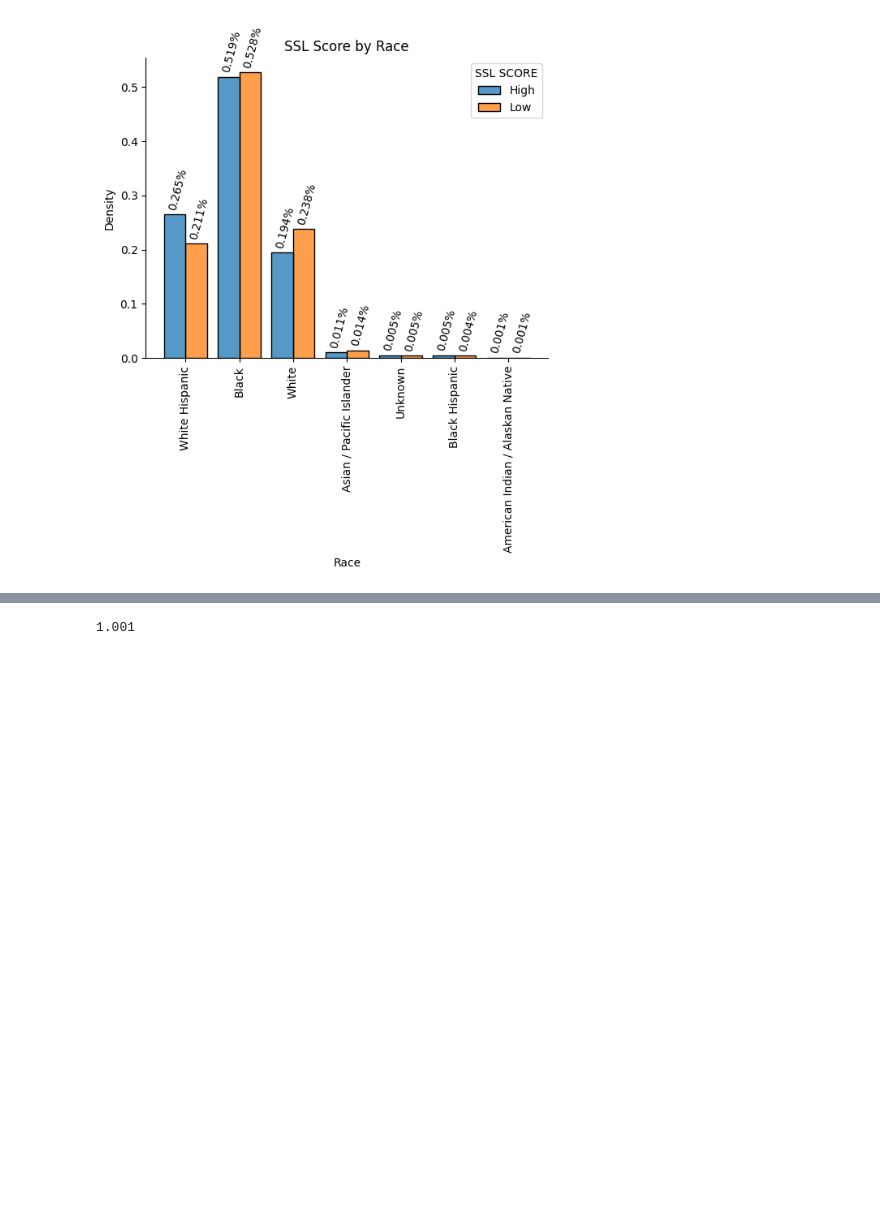
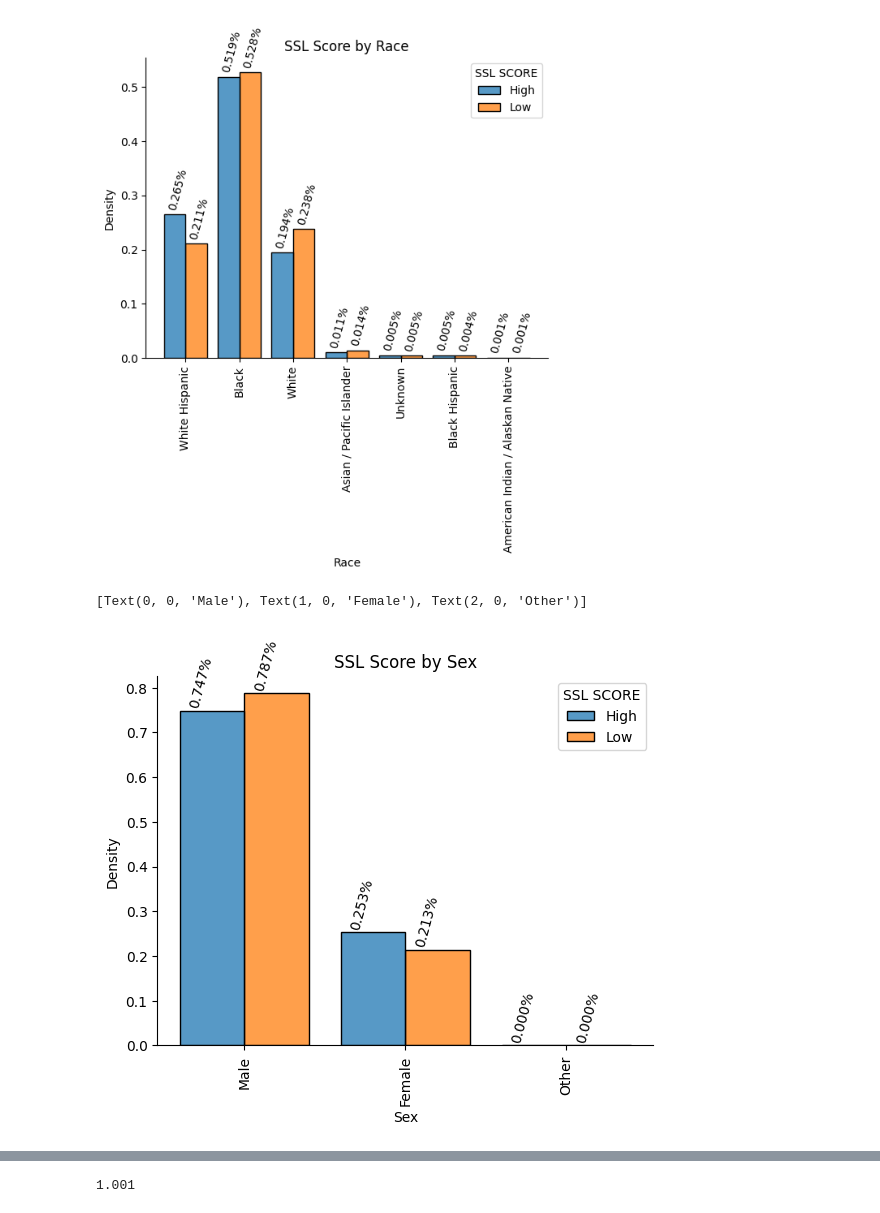
Before and after one commit to avasdowney/predictive_policing_thesis, a Jupyter notebook: preprocess.ipynb, the cells around one changed output, grey strips where cells are left out. Saved outputs shown, nothing was run; the diff lists cells and outputs as text; code cells hidden in the pictures; blank space fills up the shorter version.

Commit message:
added more graphs

```diff
--- a/preprocess.ipynb
+++ b/preprocess.ipynb
@@ -91,3 +97,14 @@ ax.set_xticklabels(['White Hispanic', 'Black', 'White', 'Asian / Pacific Islande
  Text(5, 0, 'Black Hispanic'),
  Text(6, 0, 'American Indian / Alaskan Native')]
 [figure]
+# %%
+ax = sns.histplot(x = df['SEX CODE CD'], hue=df['SSL SCORE'], multiple="dodge", stat='density', shrink=0.8, common_norm=False)
+ax.spines["top"].set_visible(False), ax.spines["right"].set_visible(False)
+for p in ax.patches:
+    ax.annotate('{:.3f}%'.format(p.get_height()), (p.get_x()+.05, p.get_height()+0.01), rotation = 75)
+ax.set_xlabel('Sex')
+ax.set_title('SSL Score by Sex')
+ax.set_xticklabels(['Male', 'Female', 'Other'], rotation = 90)
+# %% [output]
+[Text(0, 0, 'Male'), Text(1, 0, 'Female'), Text(2, 0, 'Other')]
+[figure, added]
```
Also changed, not shown: parts of 4 cells of this notebook.
